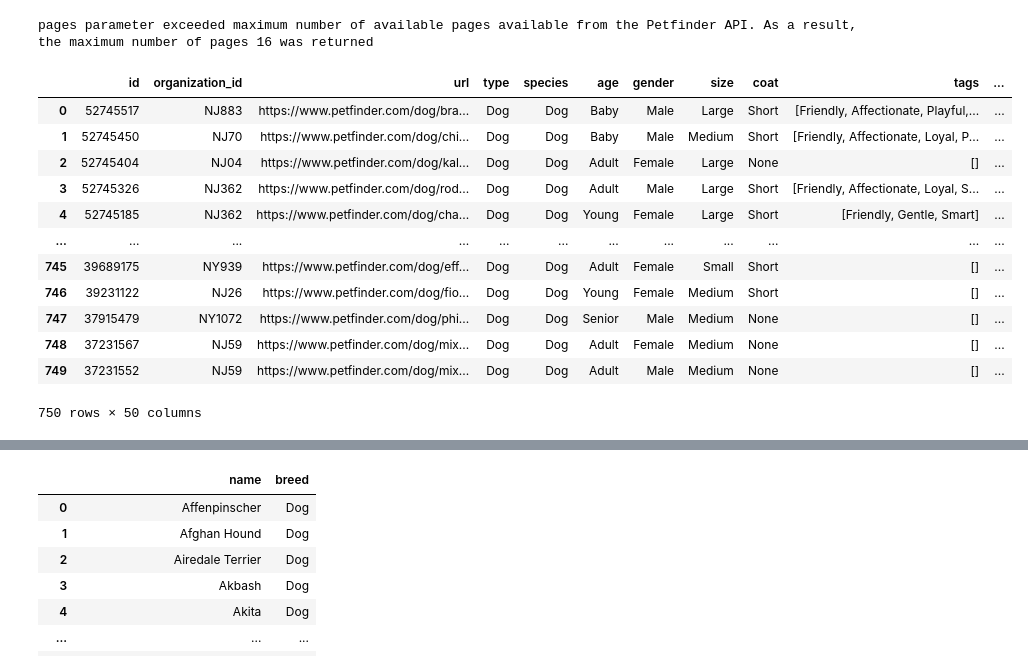
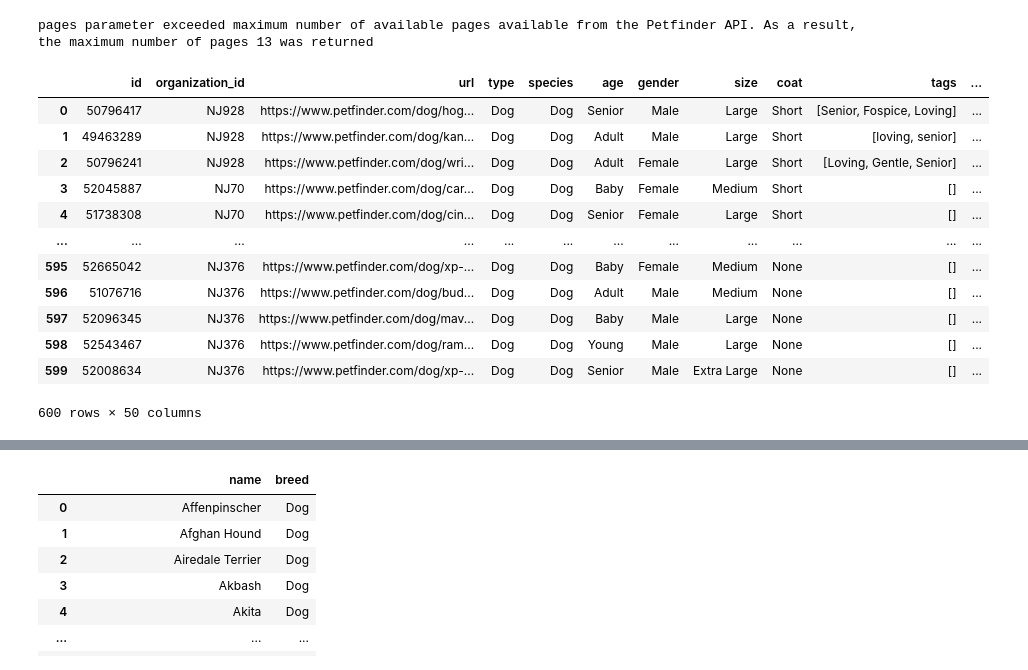
Before and after one commit to melissadiep94/dog_breeds_project, a Jupyter notebook: Cleaning_pet_finder_data.ipynb, the cells around one changed output, grey strips where cells are left out. Cells and saved outputs as stored; diff of their text form; code cells hidden in the pictures.

```diff
--- a/Cleaning_pet_finder_data.ipynb
+++ b/Cleaning_pet_finder_data.ipynb
@@ -23,22 +23,22 @@ pf = Petfinder(key=api_key, secret=api_secret)
 # %%
 #Petfinder.animals([animal_id=None][, animal_type='dog'][, breed=None][, size=None][, gender=None][, age=None][, color=None][, coat=None][, status=None][, name=None][, organization_id=None][, location='10001'][, distance=None][, sort=None][, results_per_page=None][, pages='100'][, return_df=True])
 
-df_dogs = pf.animals(location = '07090', distance = '20', animal_type= 'dog', results_per_page=50, pages=20, return_df=True)
+df_dogs = pf.animals(location = '07090', distance = '20', animal_type= 'dog', status = 'adoptable', sort = 'distance', after_date = '2021-01-01', results_per_page=50, pages=16, return_df=True)
 
 df_dogs
 # %% [output]
-pages parameter exceeded maximum number of available pages available from the Petfinder API. As a result, the maximum number of pages 16 was returned
+pages parameter exceeded maximum number of available pages available from the Petfinder API. As a result, the maximum number of pages 13 was returned
 |  | id | organization_id | url | type | species | age | gender | size | coat | tags | ... |
-| 0 | 52745517 | NJ883 | https://www.petfinder.com/dog/bra... | Dog | Dog | Baby | Male | Large | Short | [Friendly, Affectionate, Playful,... | ... |
-| 1 | 52745450 | NJ70 | https://www.petfinder.com/dog/chi... | Dog | Dog | Baby | Male | Medium | Short | [Friendly, Affectionate, Loyal, P... | ... |
-| 2 | 52745404 | NJ04 | https://www.petfinder.com/dog/kal... | Dog | Dog | Adult | Female | Large | None | [] | ... |
-| 3 | 52745326 | NJ362 | https://www.petfinder.com/dog/rod... | Dog | Dog | Adult | Male | Large | Short | [Friendly, Affectionate, Loyal, S... | ... |
-| 4 | 52745185 | NJ362 | https://www.petfinder.com/dog/cha... | Dog | Dog | Young | Female | Large | Short | [Friendly, Gentle, Smart] | ... |
+| 0 | 50796417 | NJ928 | https://www.petfinder.com/dog/hog... | Dog | Dog | Senior | Male | Large | Short | [Senior, Fospice, Loving] | ... |
+| 1 | 49463289 | NJ928 | https://www.petfinder.com/dog/kan... | Dog | Dog | Adult | Male | Large | Short | [loving, senior] | ... |
+| 2 | 50796241 | NJ928 | https://www.petfinder.com/dog/wri... | Dog | Dog | Adult | Female | Large | Short | [Loving, Gentle, Senior] | ... |
+| 3 | 52045887 | NJ70 | https://www.petfinder.com/dog/car... | Dog | Dog | Baby | Female | Medium | Short | [] | ... |
+| 4 | 51738308 | NJ70 | https://www.petfinder.com/dog/cin... | Dog | Dog | Senior | Female | Large | Short | [] | ... |
 | ... | ... | ... | ... | ... | ... | ... | ... | ... | ... | ... | ... |
-| 745 | 39689175 | NY939 | https://www.petfinder.com/dog/eff... | Dog | Dog | Adult | Female | Small | Short | [] | ... |
-| 746 | 39231122 | NJ26 | https://www.petfinder.com/dog/fio... | Dog | Dog | Young | Female | Medium | Short | [] | ... |
-| 747 | 37915479 | NY1072 | https://www.petfinder.com/dog/phi... | Dog | Dog | Senior | Male | Medium | None | [] | ... |
-| 748 | 37231567 | NJ59 | https://www.petfinder.com/dog/mix... | Dog | Dog | Adult | Female | Medium | None | [] | ... |
-| 749 | 37231552 | NJ59 | https://www.petfinder.com/dog/mix... | Dog | Dog | Adult | Male | Medium | None | [] | ... |
+| 595 | 52665042 | NJ376 | https://www.petfinder.com/dog/xp-... | Dog | Dog | Baby | Female | Medium | None | [] | ... |
+| 596 | 51076716 | NJ376 | https://www.petfinder.com/dog/bud... | Dog | Dog | Adult | Male | Medium | None | [] | ... |
+| 597 | 52096345 | NJ376 | https://www.petfinder.com/dog/mav... | Dog | Dog | Baby | Male | Large | None | [] | ... |
+| 598 | 52543467 | NJ376 | https://www.petfinder.com/dog/ram... | Dog | Dog | Young | Male | Large | None | [] | ... |
+| 599 | 52008634 | NJ376 | https://www.petfinder.com/dog/xp-... | Dog | Dog | Senior | Male | Extra Large | None | [] | ... |
-750 rows × 50 columns
+600 rows × 50 columns
 # %%
```
Also changed, not shown: parts of 12 cells of this notebook, 1 other file.
